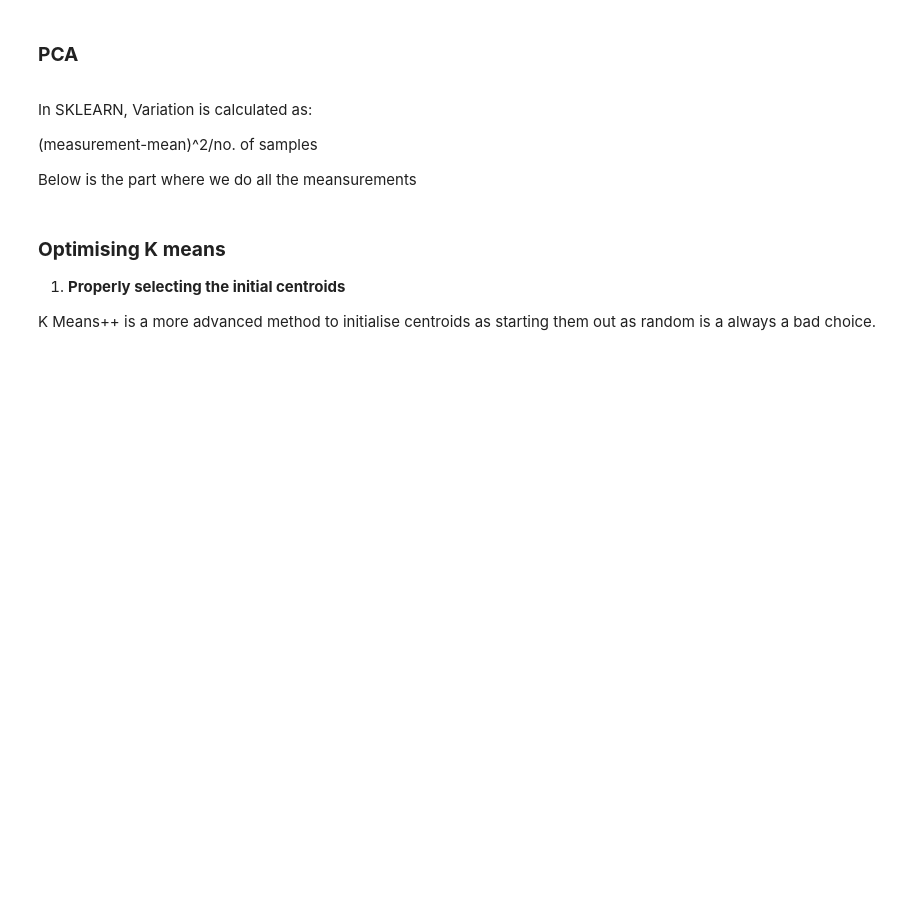
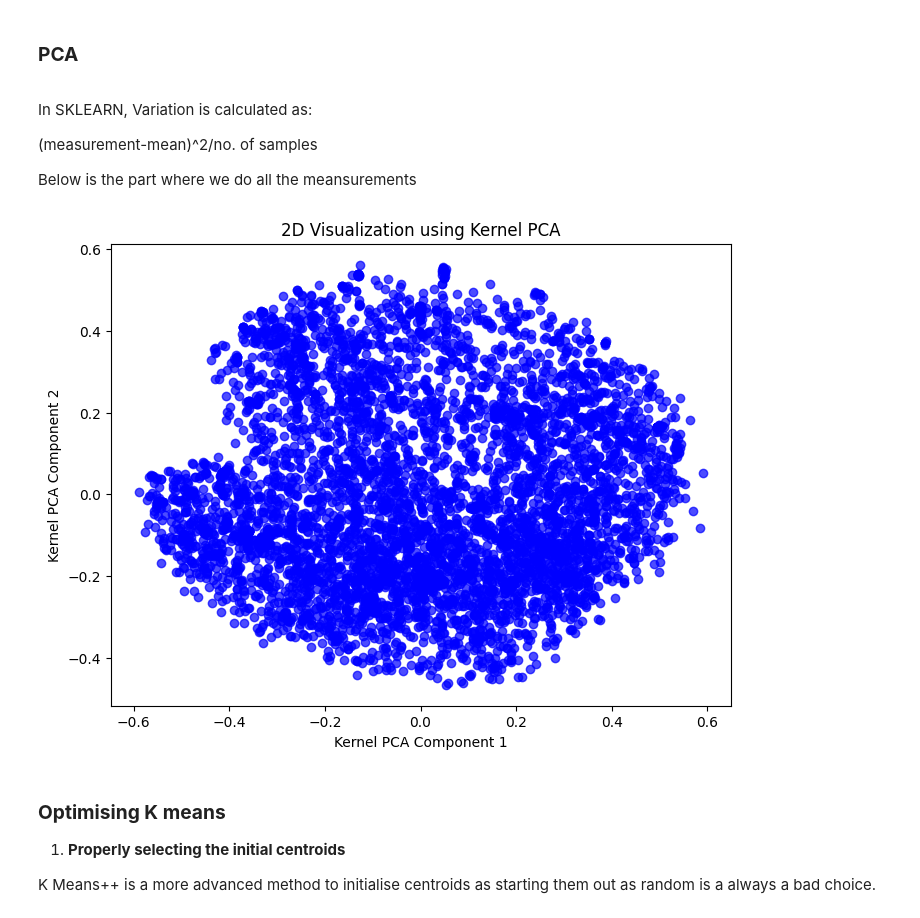
Before and after one commit to philnumpy/PRML-PROJECT, a Jupyter notebook: ProjectCode.ipynb, the cells around one changed output. Drawn from its saved outputs; the diff is of its cells as text; code cells hidden in the pictures; blank space fills up the shorter version.

Commit message:
visualised the results

```diff
--- a/ProjectCode.ipynb
+++ b/ProjectCode.ipynb
@@ -334,17 +334,33 @@ Variation is calculated as:
 
 Below is the part where we do all the meansurements
 # %%
-pca = PCA(n_components=2)  #reducing the number of components to 2 since it is easier to observe in terms of clusters
+from sklearn.decomposition import KernelPCA
+#reducing the number of components to 2 since it is easier to observe in terms of clusters
+kpca = KernelPCA(n_components=2, kernel='rbf', gamma=0.1)  # Adjust gamma for non-linearity
 # %%
 #where we do all the pca math of loading scores and variations each pca accounts for(basically co-ordinates)
 
 #we generate scores for a pca graph and variations
 
-hindi_data_pca = pca.fit_transform(hindi_songs_scaled)
-english_data_pca = pca.fit_transform(english_songs_scaled)
-unknown_data_pca = pca.fit_transform(unknown_songs_scaled)
-tamil_data_pca = pca.fit_transform(tamil_songs_scaled)
-korean_data_pca = pca.fit_transform(korean_songs_scaled)
+hindi_data_kpca = kpca.fit_transform(hindi_songs_scaled)
+english_data_kpca = kpca.fit_transform(english_songs_scaled)
+unknown_data_kpca = kpca.fit_transform(unknown_songs_scaled)
+tamil_data_kpca = kpca.fit_transform(tamil_songs_scaled)
+korean_data_kpca = kpca.fit_transform(korean_songs_scaled)
+# %%
+import matplotlib.pyplot as plt
+
+df_pca = pd.DataFrame(hindi_data_kpca, columns=['KPCA1', 'KPCA2'])
+
+# Plot first two principal components
+plt.figure(figsize=(8, 6))
+plt.scatter(df_pca['KPCA1'], df_pca['KPCA2'], c='blue', alpha=0.7)
+plt.xlabel('Kernel PCA Component 1')
+plt.ylabel('Kernel PCA Component 2')
+plt.title('2D Visualization using Kernel PCA')
+plt.show()
+# %% [output]
+[figure, added]
 # %% [markdown]
 **<h3>Optimising K means</h3>**
 
```
Also changed, not shown: parts of 2 cells of this notebook.
